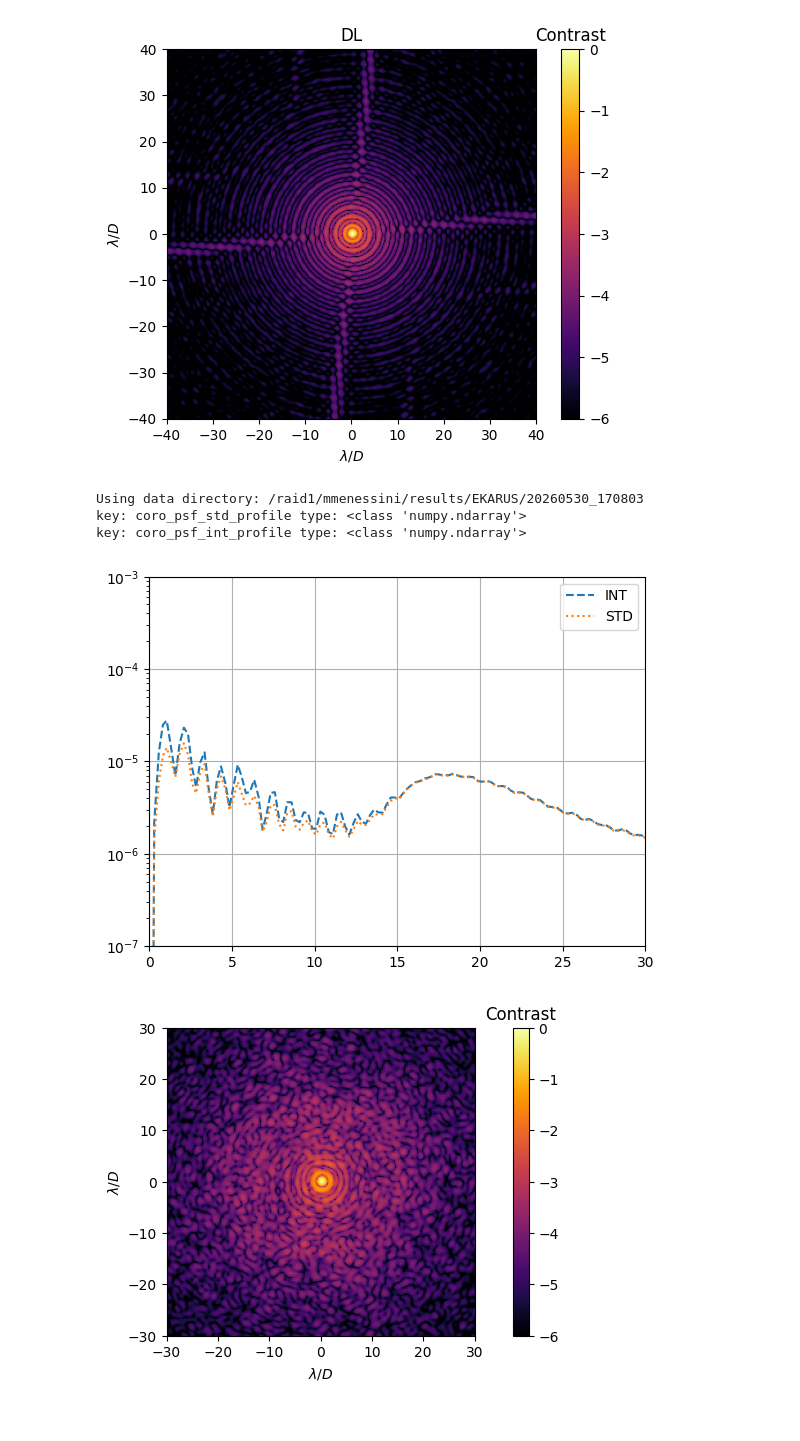
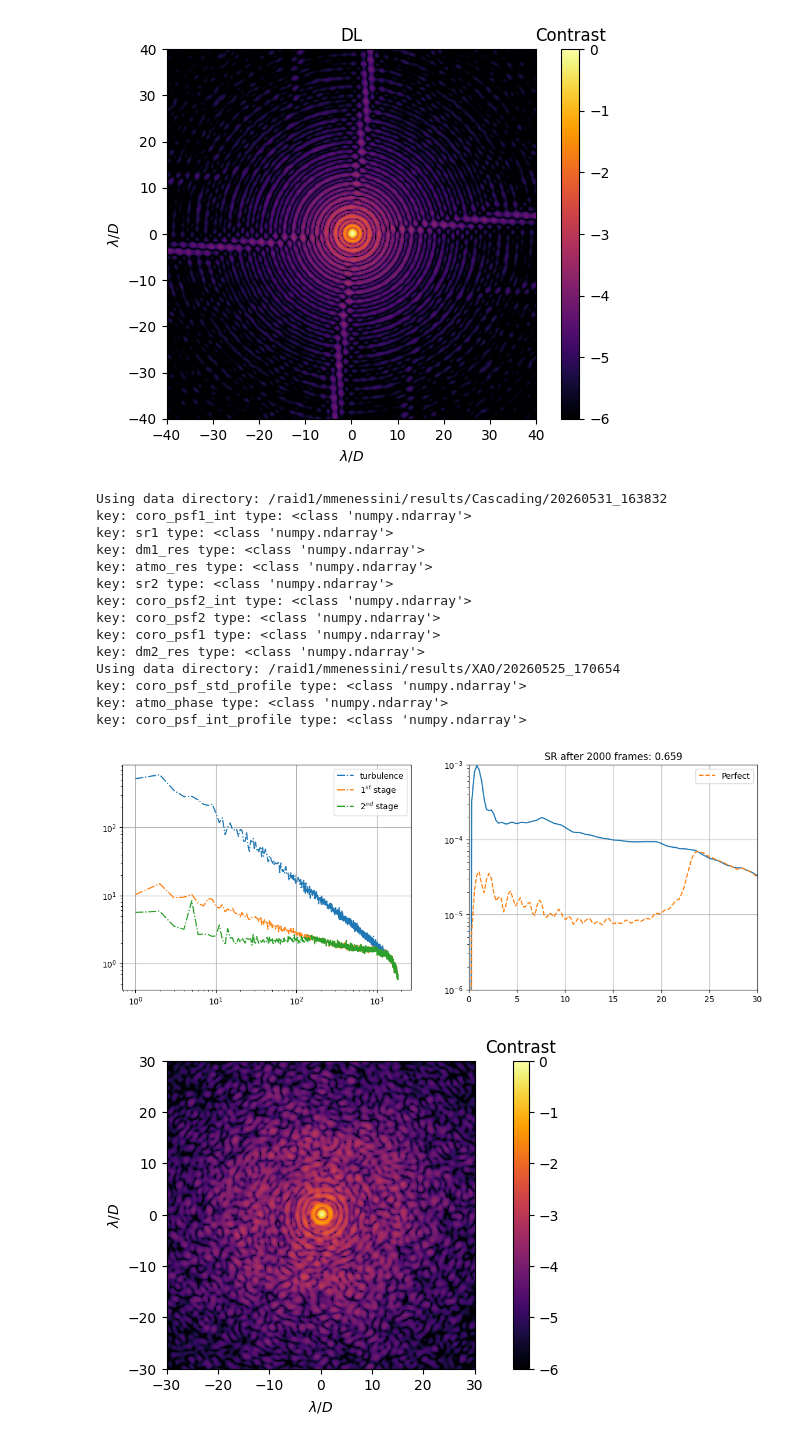
Before and after one commit to Menessao/SPECULA, a Jupyter notebook: config/SensorFusion/paperPlots.ipynb, the cells around one changed output. Saved outputs shown, nothing was run; the diff lists cells and outputs as text; code cells hidden in the pictures.

Commit message:
Plot updates

```diff
--- a/config/SensorFusion/paperPlots.ipynb
+++ b/config/SensorFusion/paperPlots.ipynb
@@ -136,7 +136,7 @@ show_psf(psf_dl, title='DL', cmap='inferno', ext=0.5, oversampling=oversampling,
 # %% [output]
 [figure]
 # %%
-data = get_sim_data(root_dir=ekarus_dir)#,tn='20260527_122941') #,tn='20260527_122941
+data = get_sim_data(root_dir=cascading_dir)#,tn='20260527_122941') #,tn='20260527_122941
 
 try:
     amps = data['atmo_phase'][:,0,:,:]
@@ -175,8 +175,15 @@ try:
     coro_std = data['coro_psf_std_profile'][0]
     coro_int = data['coro_psf_int_profile'][0]
     plt.figure()
-    plt.semilogy(coro_int[0],coro_int[1],'--',label='INT') #*oversampling**2
-    plt.semilogy(coro_std[0],coro_std[1],':',label='STD') #*oversampling**2
+    line, = plt.semilogy(coro_int[0], coro_int[1]*oversampling**2, '--', label='INT')
+    plt.fill_between(
+        coro_int[0],
+        np.maximum(coro_int[1] - coro_std[1], 1e-20),
+        coro_int[1] + coro_std[1],
+        color=line.get_color(),
+        alpha=0.25,
+        linewidth=0
+    )
     plt.ylim([1e-7,1e-3])
     plt.xlim([0,30])
     plt.legend()
@@ -189,39 +196,59 @@ except KeyError:
         sr = data['sr1']
     ref_data = get_sim_data(root_dir=xao_dir,tn='20260525_170654')
     coro_std = ref_data['coro_psf_std_profile'][0]
+    coro_int = ref_data['coro_psf_int_profile'][0]
     try:
         coro_profile = data['coro_psf2'][0]
     except KeyError:
         coro_profile = data['coro_psf1'][0]
     plt.figure(figsize=(14,5))
     plt.subplot(1,2,2)
-    plt.semilogy(coro_profile[0],coro_profile[1]*oversampling**2,'--',label='SAO')
-    plt.semilogy(coro_std[0],coro_std[1]*oversampling**2,':',label='Perfect')
+    plt.semilogy(coro_profile[0], coro_profile[1]*oversampling**2)
+    line, = plt.semilogy(coro_int[0], coro_std[1]*oversampling**2, '--', label='Perfect')
+    # plt.fill_between(
+    #     coro_profile[0],
+    #     np.maximum((coro_int[1] - coro_std[1])*oversampling**2, 1e-20),
+    #     (coro_int[1] + coro_std[1])*oversampling**2,
+    #     color=line.get_color(),
+    #     alpha=0.25,
+    #     linewidth=0
+    # )
     plt.ylim([1e-6,1e-3])
     plt.xlim([0,30])
     plt.title(f'SR after {init} frames: {np.mean(sr[init:]):1.3f}')
     plt.legend()
     plt.grid()
 
     mode_rms = lambda vec: np.sqrt(np.mean(vec**2,axis=0))
     atmo_rms = mode_rms(data['atmo_res'][init:])
     dm1_rms = mode_rms(data['dm1_res'][init:])
     x = np.arange(len(atmo_rms))+1
     plt.subplot(1,2,1)
     plt.loglog(x,atmo_rms,'-.',label='turbulence')
     plt.loglog(x,dm1_rms,'-.',label=r'$1^{st}$ stage')
     try:
         dm2_rms = mode_rms(data['dm2_res'][init:])
         plt.loglog(x,dm2_rms,'-.',label=r'$2^{nd}$ stage')
     except KeyError:
         pass
     plt.legend()
     plt.grid()
 # %% [output]
-Using data directory: /raid1/mmenessini/results/EKARUS/20260530_170803
+Using data directory: /raid1/mmenessini/results/Cascading/20260531_163832
+key: coro_psf1_int type: <class 'numpy.ndarray'>
+key: sr1 type: <class 'numpy.ndarray'>
+key: dm1_res type: <class 'numpy.ndarray'>
+key: atmo_res type: <class 'numpy.ndarray'>
+key: sr2 type: <class 'numpy.ndarray'>
+key: coro_psf2_int type: <class 'numpy.ndarray'>
+key: coro_psf2 type: <class 'numpy.ndarray'>
+key: coro_psf1 type: <class 'numpy.ndarray'>
+key: dm2_res type: <class 'numpy.ndarray'>
+Using data directory: /raid1/mmenessini/results/XAO/20260525_170654
 key: coro_psf_std_profile type: <class 'numpy.ndarray'>
+key: atmo_phase type: <class 'numpy.ndarray'>
 key: coro_psf_int_profile type: <class 'numpy.ndarray'>
-[figure, old version]
+[figure, new version]
 # %%
 # frames = fits.getdata('/raid1/mmenessini/calibration/XAO/frames/pyr0.0_24x24_pc500modes_frames.fits')
 # ref_frame = fits.getdata('/raid1/mmenessini/calibration/XAO/frames/pyr0.0_24x24_frame.fits')[0]
```
Also changed, not shown: 5 other files.
